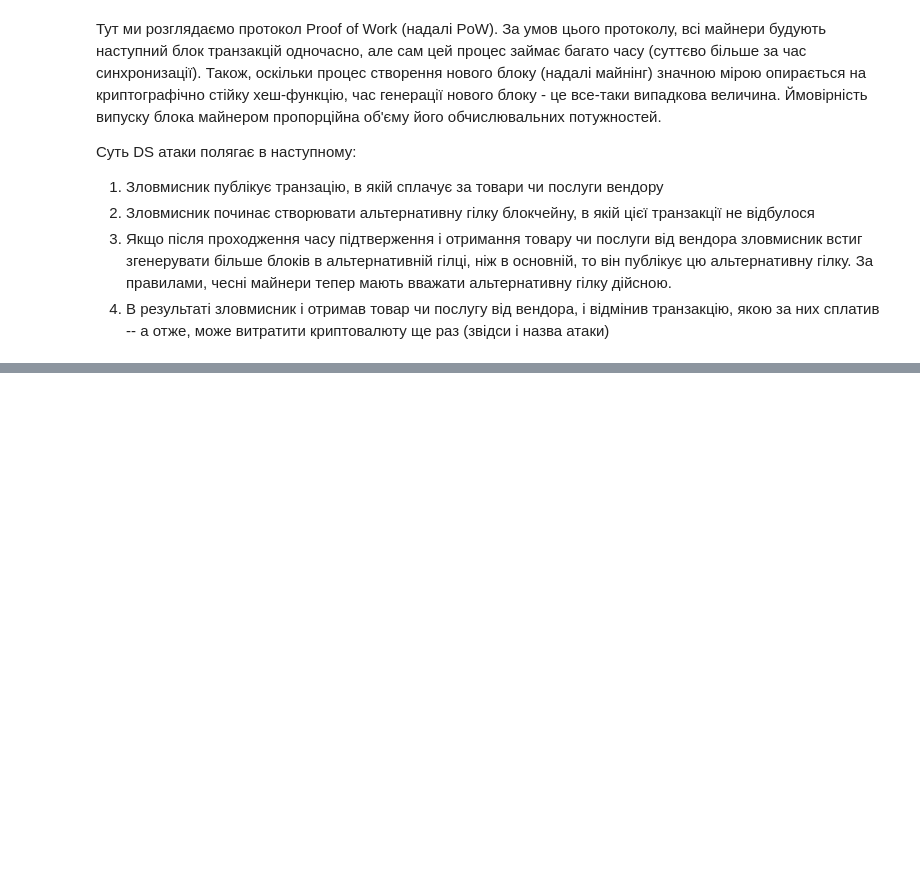
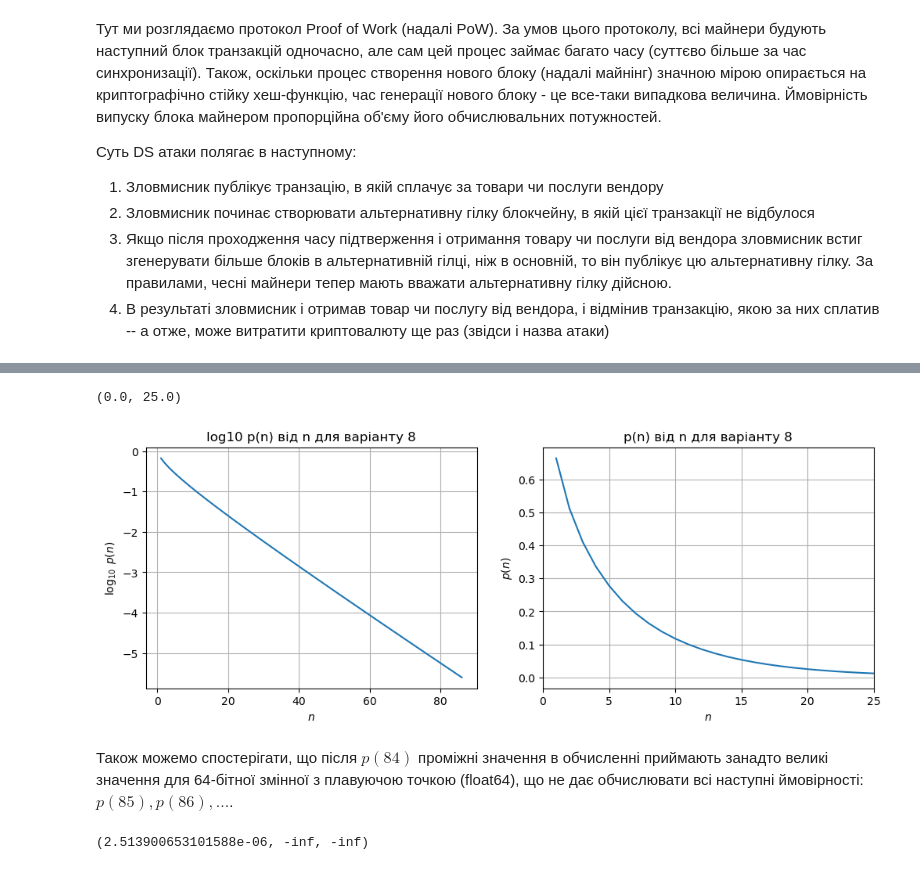
Before and after one commit to mkrooted256/undergrad-work, a Jupyter notebook: 8-blockchain/lab1/lab1.ipynb, the cells around one changed output, grey strips where cells are left out. Cells and saved outputs as stored; diff of their text form; code cells hidden in the pictures; blank space fills up the shorter version.

```diff
--- a/8-blockchain/lab1/lab1.ipynb
+++ b/8-blockchain/lab1/lab1.ipynb
@@ -53,0 +103,5 @@ slow synchronization // Computer Communications, Volume 154, 2020, pp. 75-81, IS
+# %%
+alpha_H = 7.5e-4
+alpha_M = 3.5e-4
+alpha = alpha_H + alpha_M
+D_H = 60
@@ -53,0 +174,10 @@ slow synchronization // Computer Communications, Volume 154, 2020, pp. 75-81, IS
+# %%
+def test_Pnk():
+    nn = np.arange(1,200)
+    pp = np.zeros_like(nn, np.float64)
+    for idx, n in enumerate(nn):
+        v = Pn_brute(alpha_H, alpha_M, D_H, n)
+        # print(v)
+        pp[idx] = v
+
+    return nn, pp
@@ -53,0 +206,23 @@ slow synchronization // Computer Communications, Volume 154, 2020, pp. 75-81, IS
+# %%
+nn,pp = test_Pnk()
+# %%
+fig, (ax1, ax2) = plt.subplots(1, 2)
+fig.set_size_inches((12,4))
+
+ax1.plot(nn,np.log10(pp))
+ax1.set_title("log10 p(n) від n для варіанту 8")
+ax1.grid(), ax1.set_ylabel("$\log_{10}\; p(n)$"), ax1.set_xlabel("$n$")
+
+ax2.plot(nn,pp)
+ax2.set_title("p(n) від n для варіанту 8")
+ax2.grid(), ax2.set_ylabel("$p(n)$"), ax2.set_xlabel("$n$")
+ax2.set_xlim((0,25))
+# %% [output]
+(0.0, 25.0)
+[figure, added]
+# %% [markdown]
+Також можемо спостерігати, що після $p(84)$ проміжні значення в обчисленні приймають занадто великі значення для 64-бітної змінної з плавуючою точкою (float64), що не дає обчислювати всі наступні ймовірності: $p(85), p(86), ...$.
+# %%
+pp[84], pp[85], pp[86]
+# %% [output]
+(2.513900653101588e-06, -inf, -inf)
```
Also changed, not shown: parts of 20 cells of this notebook.
